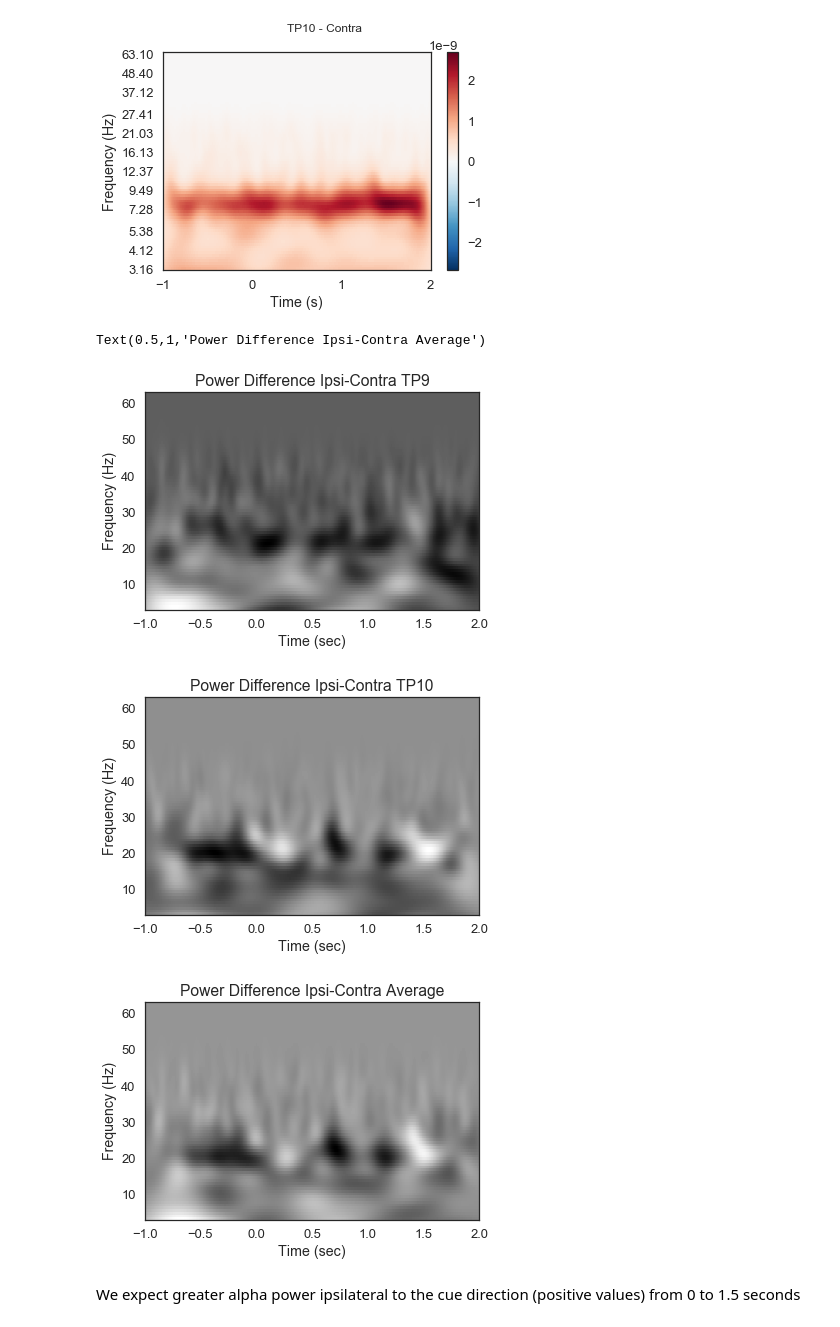
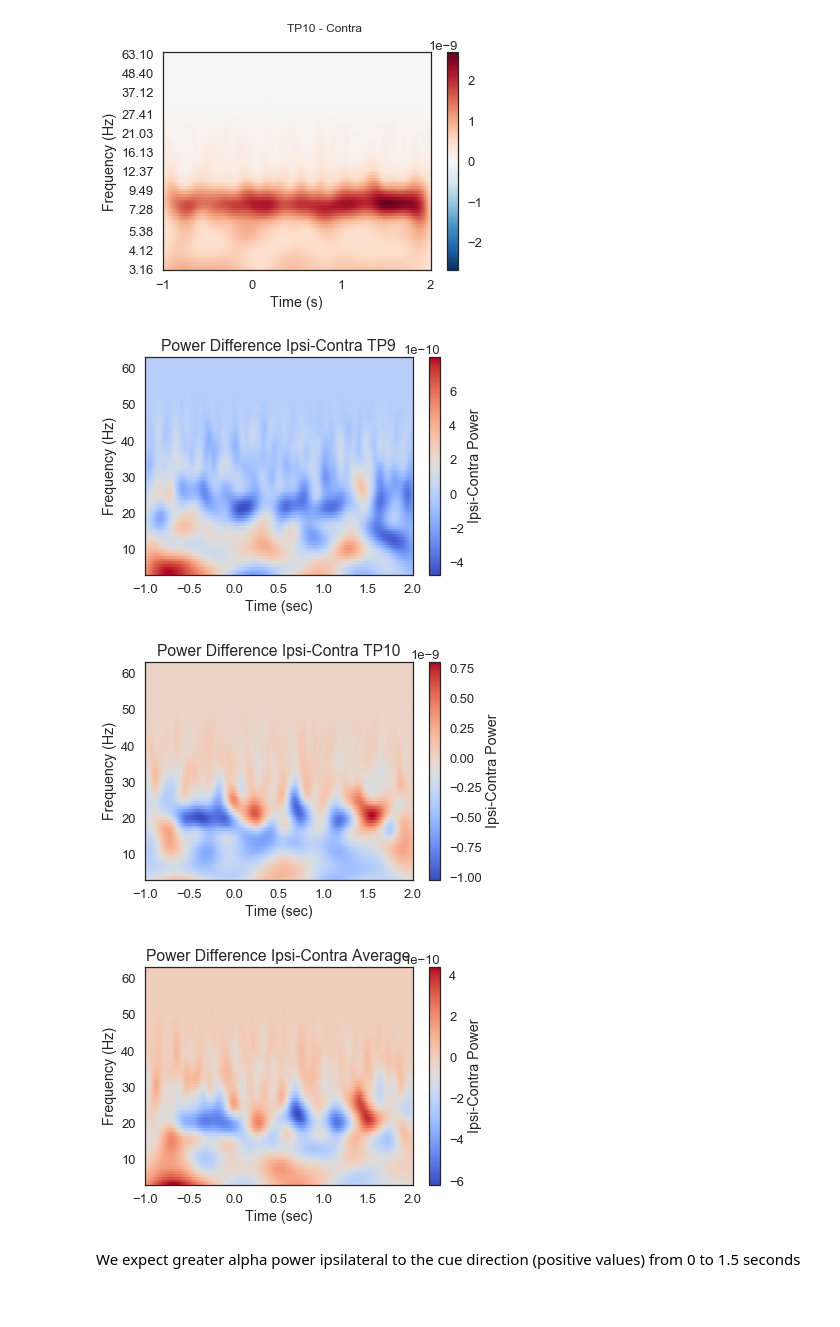
Before and after one commit to NeuroTechX/eeg-notebooks_v0.1, a Jupyter notebook: notebooks/cueing.ipynb, the cells around one changed output. Saved outputs shown, nothing was run; the diff lists cells and outputs as text; code cells hidden in the pictures.

Commit message:
changed colormap colorbar

```diff
--- a/notebooks/cueing.ipynb
+++ b/notebooks/cueing.ipynb
@@ -292,39 +292,46 @@ No baseline correction applied
 # %%
 %matplotlib inline
 from matplotlib import pyplot as plt
 
 times = epochs.times
 power_TP9_Diff = power_Ipsi_TP9-power_Contra_TP9;
 power_TP10_Diff = power_Ipsi_TP10-power_Contra_TP10;
 power_Avg_Diff = (power_TP9_Diff+power_TP10_Diff)/2;
 
-plt.figure()
-plt.imshow(power_TP9_Diff,
+fig = plt.figure()
+im = plt.imshow(power_TP9_Diff,
            extent=[times[0], times[-1], frequencies[0], frequencies[-1]],
-           aspect='auto', origin='lower', cmap='gray')
+           aspect='auto', origin='lower', cmap='coolwarm')
 plt.xlabel('Time (sec)')
 plt.ylabel('Frequency (Hz)')
 plt.title('Power Difference Ipsi-Contra TP9')
+cb = fig.colorbar(im)
+cb.set_label('Ipsi-Contra Power')
 
-plt.figure()
-plt.imshow(power_TP10_Diff,
+
+
+fig = plt.figure()
+im = plt.imshow(power_TP10_Diff,
            extent=[times[0], times[-1], frequencies[0], frequencies[-1]],
-           aspect='auto', origin='lower', cmap='gray')
+           aspect='auto', origin='lower', cmap='coolwarm')
 plt.xlabel('Time (sec)')
 plt.ylabel('Frequency (Hz)')
 plt.title('Power Difference Ipsi-Contra TP10')
+cb = fig.colorbar(im)
+cb.set_label('Ipsi-Contra Power')
 
-plt.figure()
-plt.imshow(power_Avg_Diff,
+fig = plt.figure()
+im = plt.imshow(power_Avg_Diff,
            extent=[times[0], times[-1], frequencies[0], frequencies[-1]],
-           aspect='auto', origin='lower', cmap='gray')
+           aspect='auto', origin='lower', cmap='coolwarm')
 plt.xlabel('Time (sec)')
 plt.ylabel('Frequency (Hz)')
 plt.title('Power Difference Ipsi-Contra Average')
+cb = fig.colorbar(im)
+cb.set_label('Ipsi-Contra Power')
 # %% [output]
-Text(0.5,1,'Power Difference Ipsi-Contra Average')
-[figure, old version]
+[figure, new version]
-[figure, old version]
+[figure, new version]
-[figure, old version]
+[figure, new version]
 # %% [markdown]
 We expect greater alpha power ipsilateral to the cue direction (positive values) from 0 to 1.5 seconds
```
